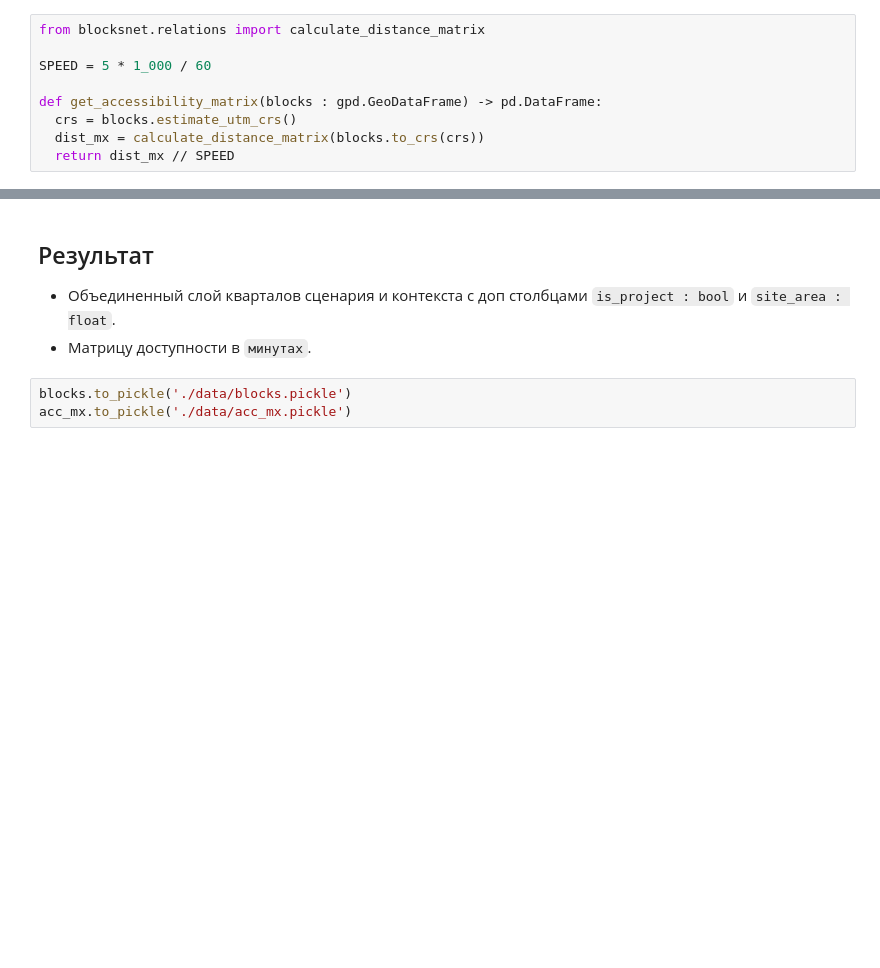
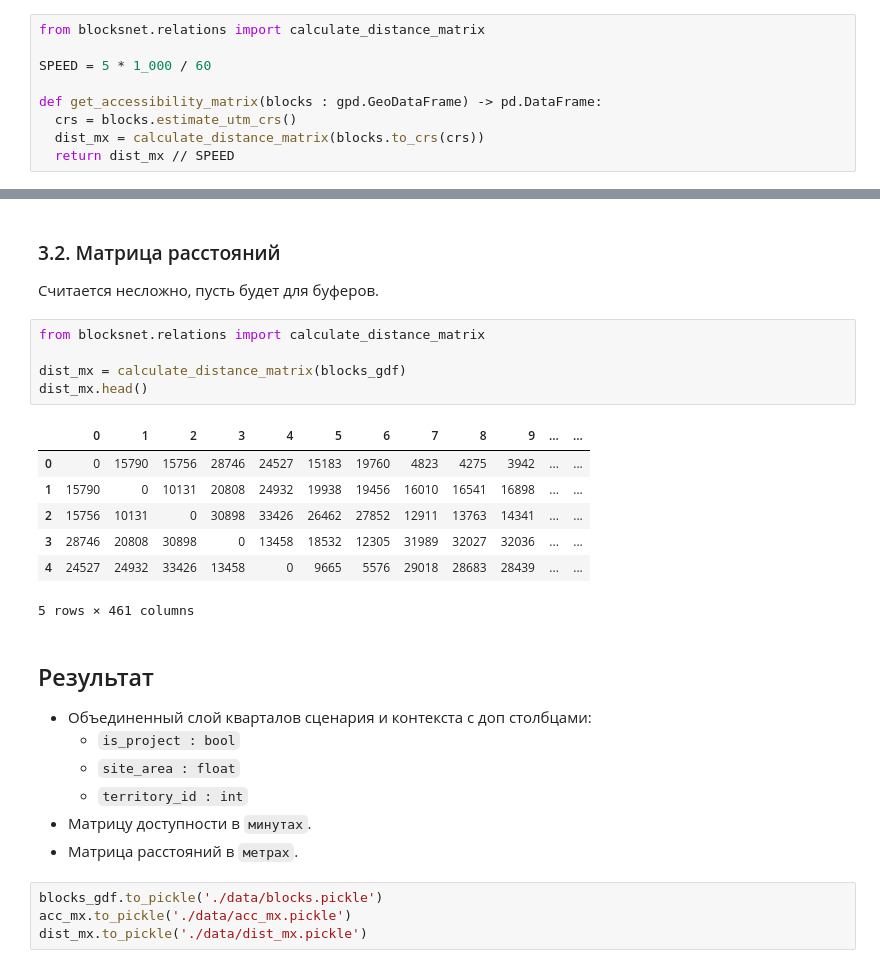
Before and after one commit to vasilstar97/prostor-examples, a Jupyter notebook: examples/4. Матрица доступности.ipynb, the cells around one changed output, grey strips where cells are left out. Saved outputs shown, nothing was run; the diff lists cells and outputs as text; blank space fills up the shorter version.

```diff
--- a/examples/4. Матрица доступности.ipynb
+++ b/examples/4. Матрица доступности.ipynb
@@ -52,8 +103,30 @@ acc_mx.head()
+# %% [markdown]
+### 3.2. Матрица расстояний
+
+Считается несложно, пусть будет для буферов.
+# %%
+from blocksnet.relations import calculate_distance_matrix
+
+dist_mx = calculate_distance_matrix(blocks_gdf)
+dist_mx.head()
+# %% [output]
+|  | 0 | 1 | 2 | 3 | 4 | 5 | 6 | 7 | 8 | 9 | ... | ... |
+| 0 | 0 | 15790 | 15756 | 28746 | 24527 | 15183 | 19760 | 4823 | 4275 | 3942 | ... | ... |
+| 1 | 15790 | 0 | 10131 | 20808 | 24932 | 19938 | 19456 | 16010 | 16541 | 16898 | ... | ... |
+| 2 | 15756 | 10131 | 0 | 30898 | 33426 | 26462 | 27852 | 12911 | 13763 | 14341 | ... | ... |
+| 3 | 28746 | 20808 | 30898 | 0 | 13458 | 18532 | 12305 | 31989 | 32027 | 32036 | ... | ... |
+| 4 | 24527 | 24932 | 33426 | 13458 | 0 | 9665 | 5576 | 29018 | 28683 | 28439 | ... | ... |
+5 rows × 461 columns
 # %% [markdown]
 ## Результат
 
-- Объединенный слой кварталов сценария и контекста с доп столбцами `is_project : bool` и `site_area : float`.
+- Объединенный слой кварталов сценария и контекста с доп столбцами:
+    - `is_project : bool`
+    - `site_area : float`
+    - `territory_id : int`
 - Матрицу доступности в `минутах`.
+- Матрица расстояний в `метрах`.
 # %%
-blocks.to_pickle('./data/blocks.pickle')
+blocks_gdf.to_pickle('./data/blocks.pickle')
 acc_mx.to_pickle('./data/acc_mx.pickle')
+dist_mx.to_pickle('./data/dist_mx.pickle')
```
Also changed, not shown: parts of 17 cells of this notebook, 17 other files.
